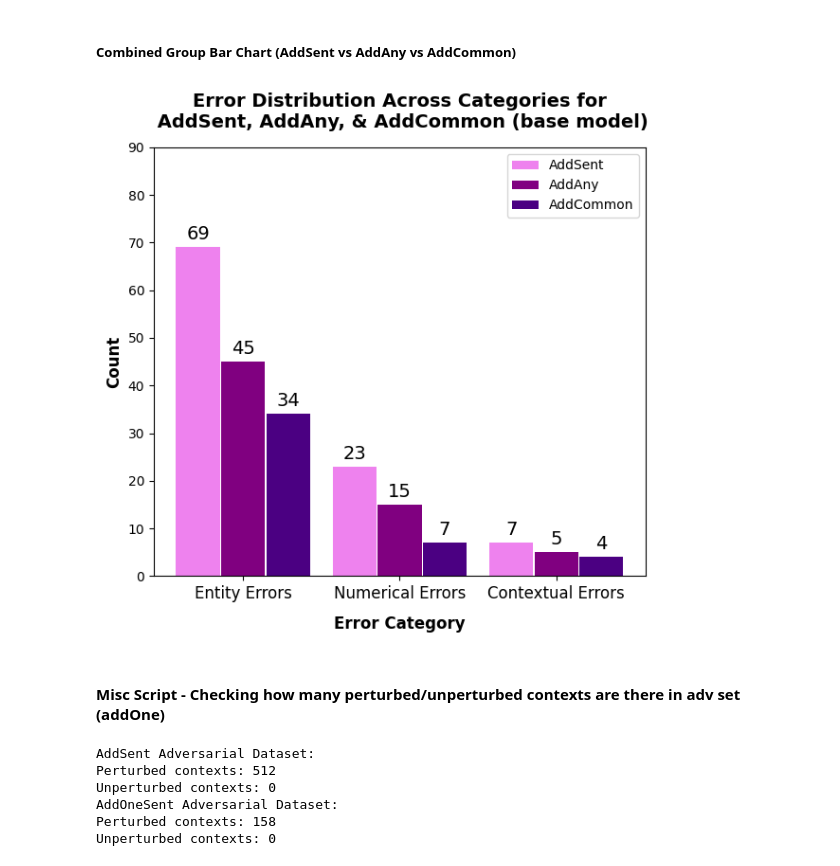
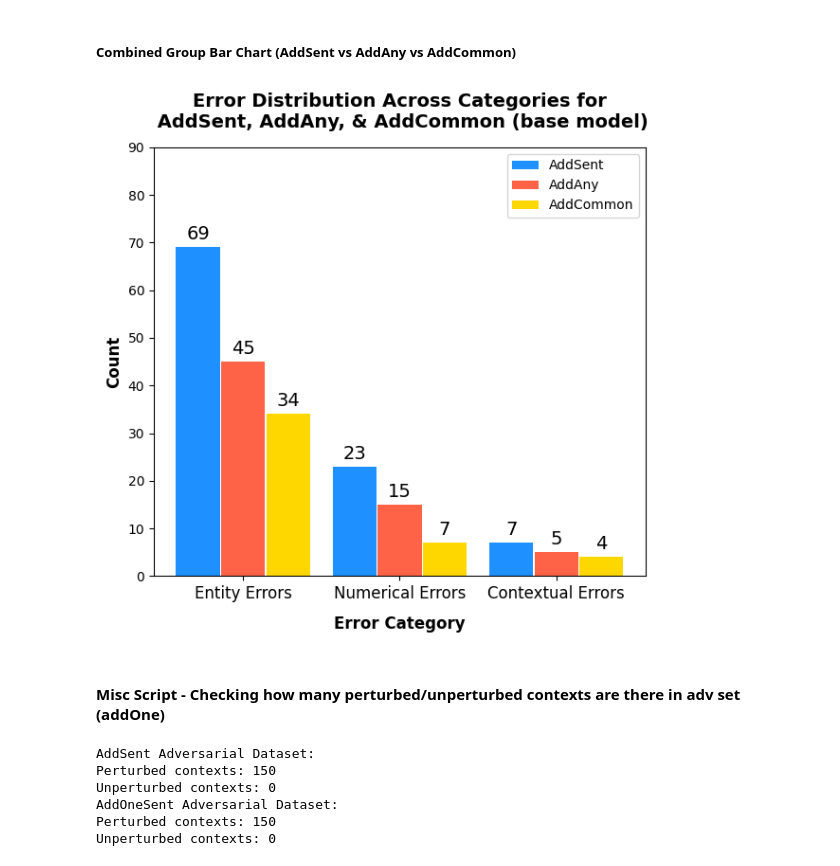
Before and after one commit to Shaz-Momin/nlp-fp-dataset-artifacts, a Jupyter notebook: error_analysis/adv_error_analysis.ipynb, the cells around one changed output. Cells and saved outputs as stored; diff of their text form; code cells hidden in the pictures.

```diff
--- a/error_analysis/adv_error_analysis.ipynb
+++ b/error_analysis/adv_error_analysis.ipynb
@@ -215,38 +215,38 @@ fig, ax = plt.subplots(figsize=(6, 6))
 # Adjust x to add padding between groups
 x = np.arange(len(category_names_addSent)) * (width * 3 + padding * 20)
 
-bars1 = ax.bar(x - width - padding, counts_addSent, width, label='AddSent', color='violet')
-bars2 = ax.bar(x, counts_addAny, width, label='AddAny', color='purple')
-bars3 = ax.bar(x + width + padding, counts_addCommon, width, label='AddCommon', color='indigo')
+bars1 = ax.bar(x - width - padding, counts_addSent, width, label='AddSent', color='dodgerblue')
+bars2 = ax.bar(x, counts_addAny, width, label='AddAny', color='tomato')
+bars3 = ax.bar(x + width + padding, counts_addCommon, width, label='AddCommon', color='gold')
 
 
 # Add some text for labels, title and custom x-axis tick labels, etc.
 ax.set_xlabel('Error Category', fontsize=12, fontweight='semibold', labelpad=10)
 ax.set_ylabel('Count', fontsize=12, fontweight='semibold')
 ax.set_title('Error Distribution Across Categories for\n AddSent, AddAny, & AddCommon (base model)', fontsize=14, pad=15, fontweight='bold')
 ax.set_xticks(x)
 ax.set_xticklabels(category_names_addSent, fontsize=12)
 ax.legend()
 
 # Add counts above the bars
 def add_counts(bars):
     for bar in bars:
         height = bar.get_height()
         ax.annotate('{}'.format(height),
                     xy=(bar.get_x() + bar.get_width() / 2, height),
                     xytext=(0, 3),  # 3 points vertical offset
                     textcoords="offset points",
                     ha='center', va='bottom', fontsize=14)  # Increase fontsize here
 
 add_counts(bars1)
 add_counts(bars2)
 add_counts(bars3)
 
 plt.tight_layout()
 plt.ylim(0, 90)
 plt.show()
 # %% [output]
-[figure, old version]
+[figure, new version]
 # %% [markdown]
 #### Misc Script - Checking how many perturbed/unperturbed contexts are there in adv set (addOne)
 # %%
@@ -287,7 +287,7 @@ with open('../adv_addSent/eval_output/eval_predictions.jsonl', 'r') as file:
     adversarial_data_addSent = [json.loads(line) for line in file]
 
 # Load the squad_adversarial dataset addOneSent
-with open('../adv_addOneSent/eval_output/eval_predictions.jsonl', 'r') as file:
+with open('../adv_addAny/eval_output/eval_predictions.jsonl', 'r') as file:
     adversarial_data_addOneSent += [json.loads(line) for line in file]
 
 # Check each context in the adversarial dataset addSent
@@ -307,8 +307,8 @@ print(f"Perturbed contexts: {perturbed_count}")
 print(f"Unperturbed contexts: {unperturbed_count}")
 # %% [output]
 AddSent Adversarial Dataset:
-Perturbed contexts: 512
+Perturbed contexts: 150
 Unperturbed contexts: 0
 AddOneSent Adversarial Dataset:
-Perturbed contexts: 158
+Perturbed contexts: 150
 Unperturbed contexts: 0
```
Also changed, not shown: 33 other files.
